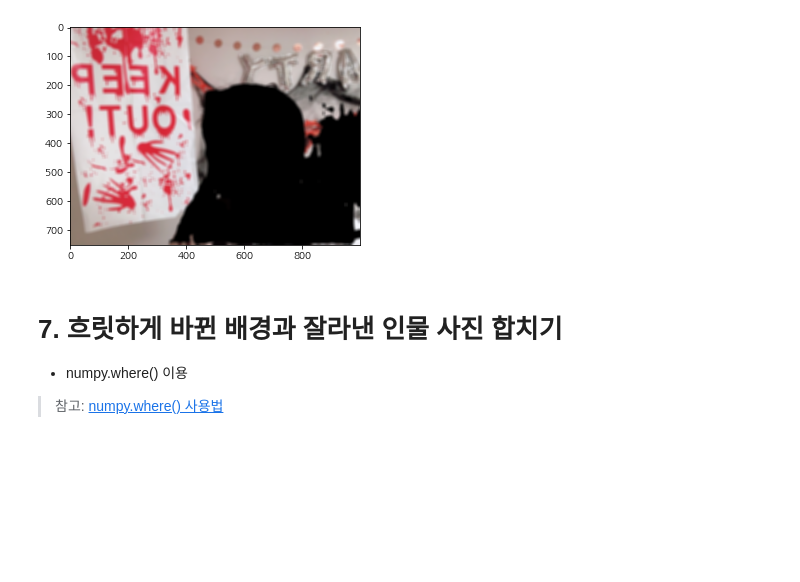
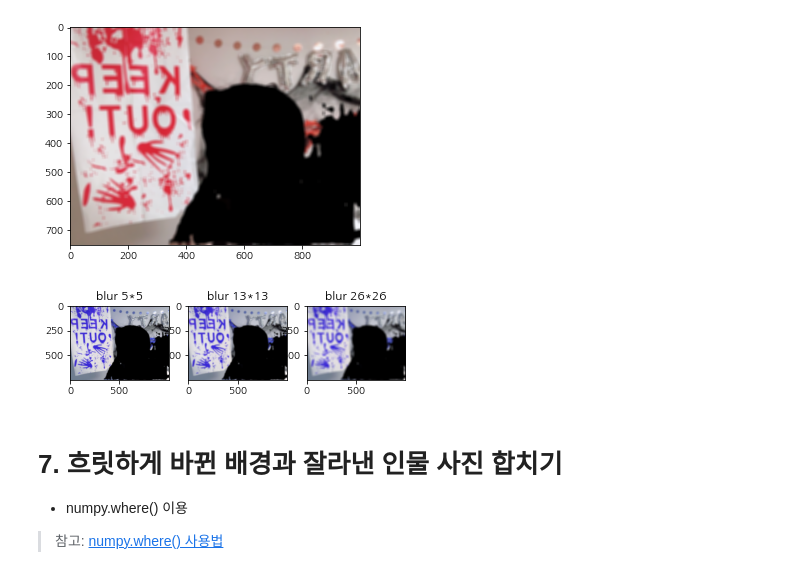
Before and after one commit to Shinest-changwon/AIFFEL_Exploration, a Jupyter notebook: E10_Image_Semantic_Segmentation/[E10]Image_Semantic_Segmentation.ipynb, the cells around one changed output. Cells and saved outputs as stored; diff of their text form; code cells hidden in the pictures; blank space fills up the shorter version.

```diff
--- a/E10_Image_Semantic_Segmentation/[E10]Image_Semantic_Segmentation.ipynb
+++ b/E10_Image_Semantic_Segmentation/[E10]Image_Semantic_Segmentation.ipynb
@@ -251,6 +360,28 @@ plt.imshow(cv2.cvtColor(img_bg_blur, cv2.COLOR_BGR2RGB))
 plt.show()
 # %% [output]
 [figure]
+# %%
+# blur의 범위를 변경해보자
+
+img_bg_blur_5 = cv2.blur(img_bg, (5,5))
+img_bg_blur = cv2.blur(img_bg, (13,13))
+img_bg_blur_26 = cv2.blur(img_bg, (26,26))
+
+ax = plt.subplot(1,3,1)
+plt.imshow(img_bg_blur_5, cmap=plt.cm.binary_r)
+ax.set_title('blur 5*5')
+
+ax = plt.subplot(1,3,2)
+plt.imshow(img_bg_blur, cmap=plt.cm.binary_r)
+ax.set_title('blur 13*13')
+
+ax = plt.subplot(1,3,3)
+plt.imshow(img_bg_blur_26, cmap=plt.cm.binary_r)
+ax.set_title('blur 26*26')
+
+plt.show()
+# %% [output]
+[figure, added]
 # %% [markdown]
 # 7. 흐릿하게 바뀐 배경과 잘라낸 인물 사진 합치기
 - numpy.where() 이용
```
Also changed, not shown: parts of 18 cells of this notebook.
